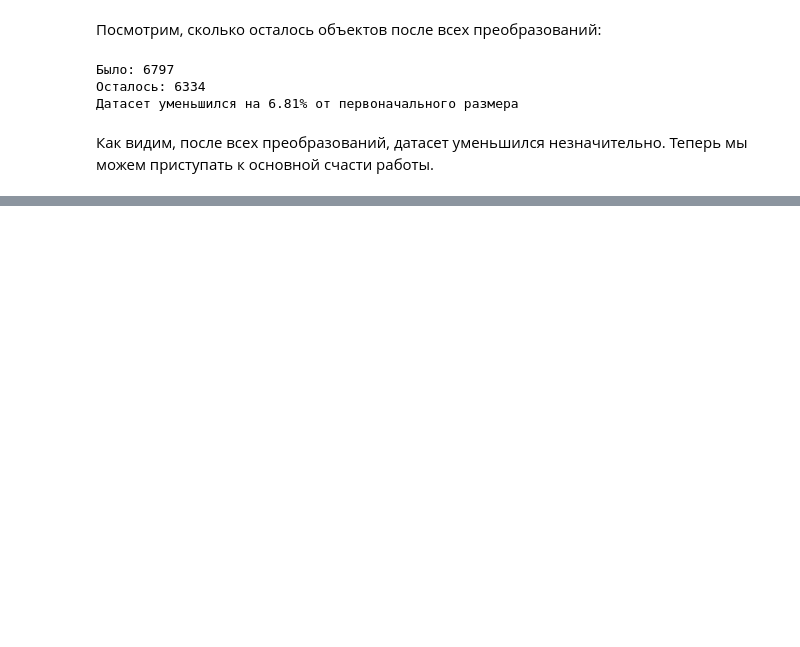
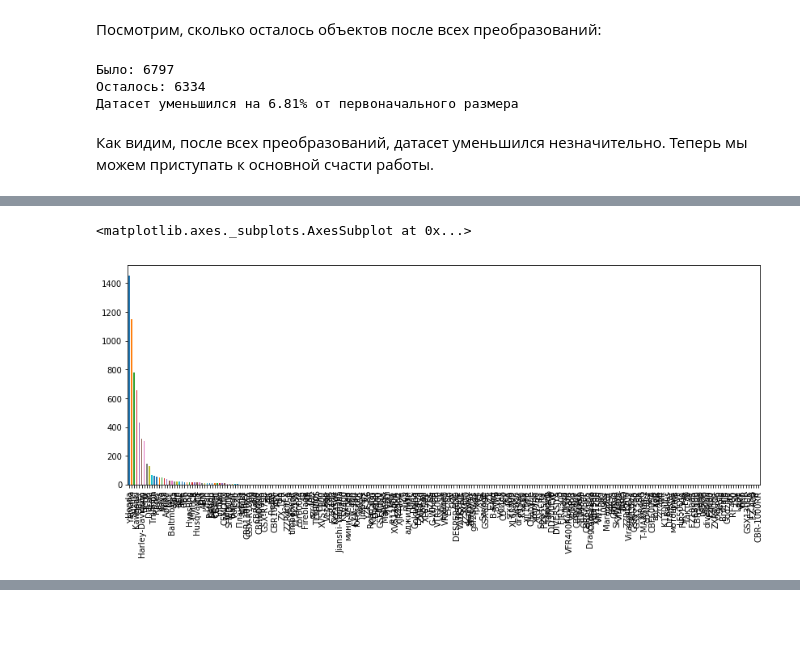
Before and after one commit to maxbolgarin/datamining_project, a Jupyter notebook: project/model.ipynb, the cells around one changed output, grey strips where cells are left out. Drawn from its saved outputs; the diff is of its cells as text; code cells hidden in the pictures; blank space fills up the shorter version.

Commit message:
Replace similar names

```diff
--- a/project/model.ipynb
+++ b/project/model.ipynb
@@ -429,0 +537,3 @@ print('Датасет уменьшился на {:.3}% от первоначал
+# %%
+motorcycles.manufacturer = motorcycles.manufacturer.str.replace("triumph", "Triumph" ,regex=True)
+motorcycles.manufacturer = motorcycles.manufacturer.str.replace("TRIUMPH", "Triumph" ,regex=True)
@@ -429,0 +542,2 @@ print('Датасет уменьшился на {:.3}% от первоначал
+# %%
+motorcycles.manufacturer = motorcycles.manufacturer.str.replace("DUCATI", "Ducati" ,regex=True)
@@ -429,0 +546,6 @@ print('Датасет уменьшился на {:.3}% от первоначал
+# %%
+names = [motorcycles.manufacturer.value_counts().index[i]
+         if m < 9 else None for i, m in enumerate(motorcycles.manufacturer.value_counts())]
+names = np.array(names)
+names = names[names != np.array(None)]
+names
@@ -429,0 +570,7 @@ print('Датасет уменьшился на {:.3}% от первоначал
+# %%
+#motorcycles.manufacturer[motorcycles.manufacturer in names] = 'Other'
+for moto in motorcycles.manufacturer:
+    if moto in names:
+        motorcycles.manufacturer[motorcycles.manufacturer == moto] = "Other"
+
+motorcycles.manufacturer.value_counts()
@@ -429,0 +627,6 @@ print('Датасет уменьшился на {:.3}% от первоначал
+# %%
+fig = plt.figure(figsize= (14,5))
+motorcycles['manufacturer'].value_counts().plot.bar()
+# %% [output]
+<matplotlib.axes._subplots.AxesSubplot at 0x...>
+[figure, added]
```
Also changed, not shown: parts of 41 cells of this notebook, 2 other files.
